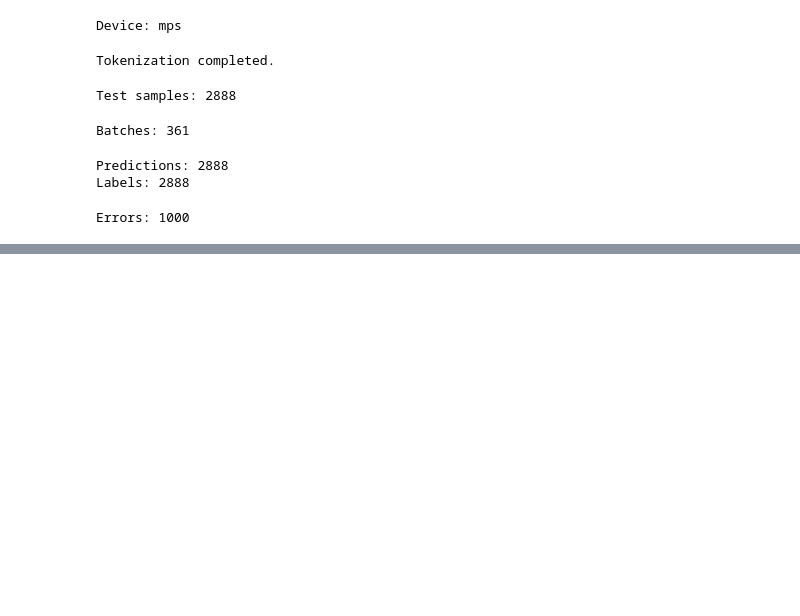
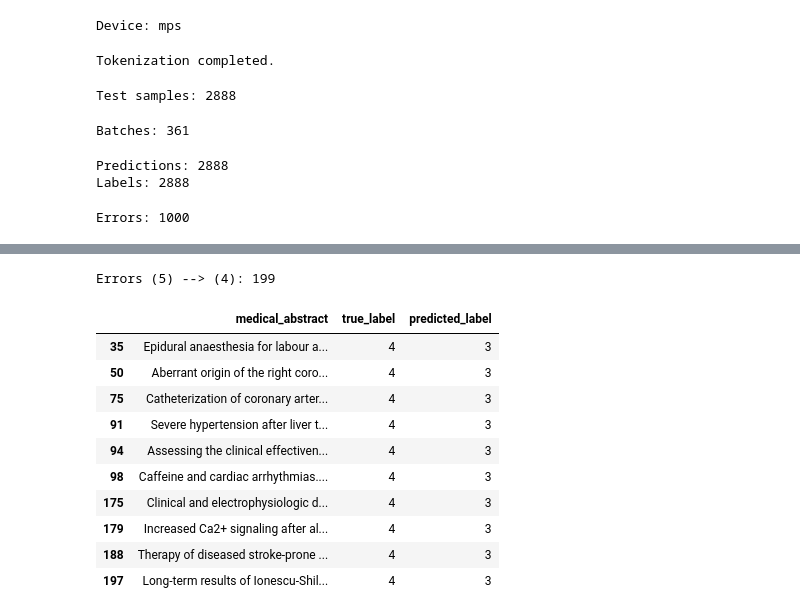
Before and after one commit to cestdove/medintake, a Jupyter notebook: notebooks/transformer_error_analysis.ipynb, the cells around one changed output, grey strips where cells are left out. Cells and saved outputs as stored; diff of their text form; code cells hidden in the pictures; blank space fills up the shorter version.

```diff
--- a/notebooks/transformer_error_analysis.ipynb
+++ b/notebooks/transformer_error_analysis.ipynb
@@ -154,0 +173,27 @@ dtype: int64
+# %%
+errors_5_to_4 = errors[
+    (errors["true_label"] == 4) &
+    (errors["predicted_label"] == 3)
+]
+
+print(f"Errors (5) --> (4): {len(errors_5_to_4)}")
+
+# visualizing full text rows to get better reasoning of vectorizer errors
+pd.set_option("display.max_colwidth", None)
+
+errors_5_to_4[
+    ["medical_abstract", "true_label", "predicted_label"]
+].head(10)
+# %% [output]
+Errors (5) --> (4): 199
+|  | medical_abstract | true_label | predicted_label |
+| 35 | Epidural anaesthesia for labour a... | 4 | 3 |
+| 50 | Aberrant origin of the right coro... | 4 | 3 |
+| 75 | Catheterization of coronary arter... | 4 | 3 |
+| 91 | Severe hypertension after liver t... | 4 | 3 |
+| 94 | Assessing the clinical effectiven... | 4 | 3 |
+| 98 | Caffeine and cardiac arrhythmias.... | 4 | 3 |
+| 175 | Clinical and electrophysiologic d... | 4 | 3 |
+| 179 | Increased Ca2+ signaling after al... | 4 | 3 |
+| 188 | Therapy of diseased stroke-prone ... | 4 | 3 |
+| 197 | Long-term results of Ionescu-Shil... | 4 | 3 |
```
Also changed, not shown: parts of 1 cell of this notebook.
